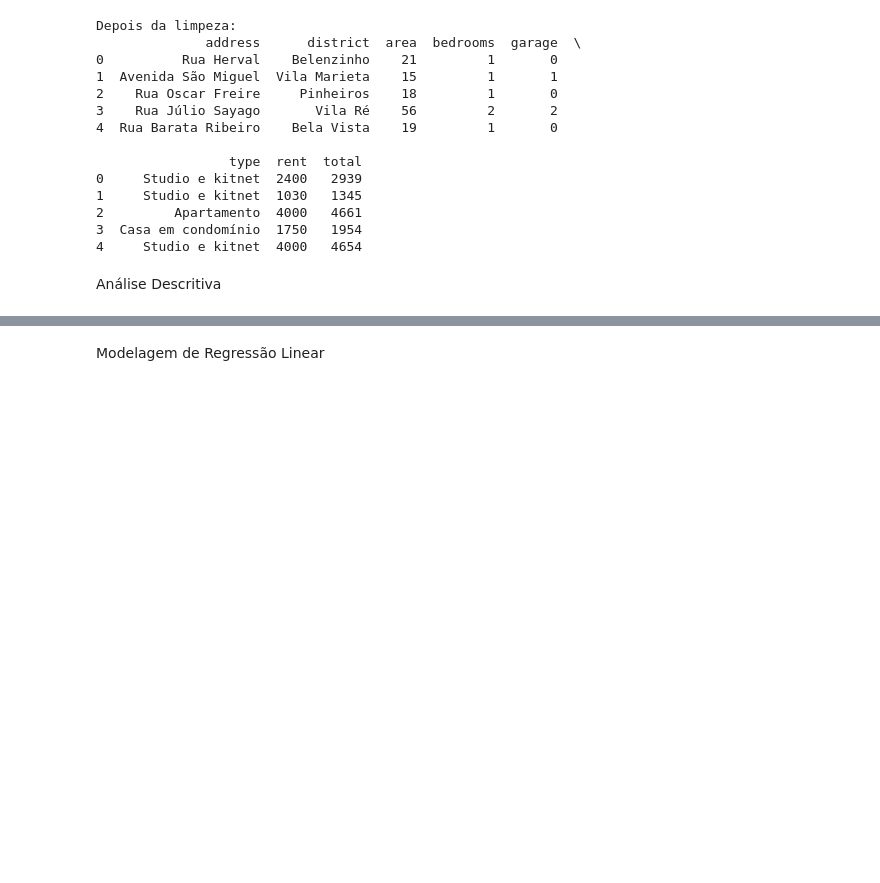
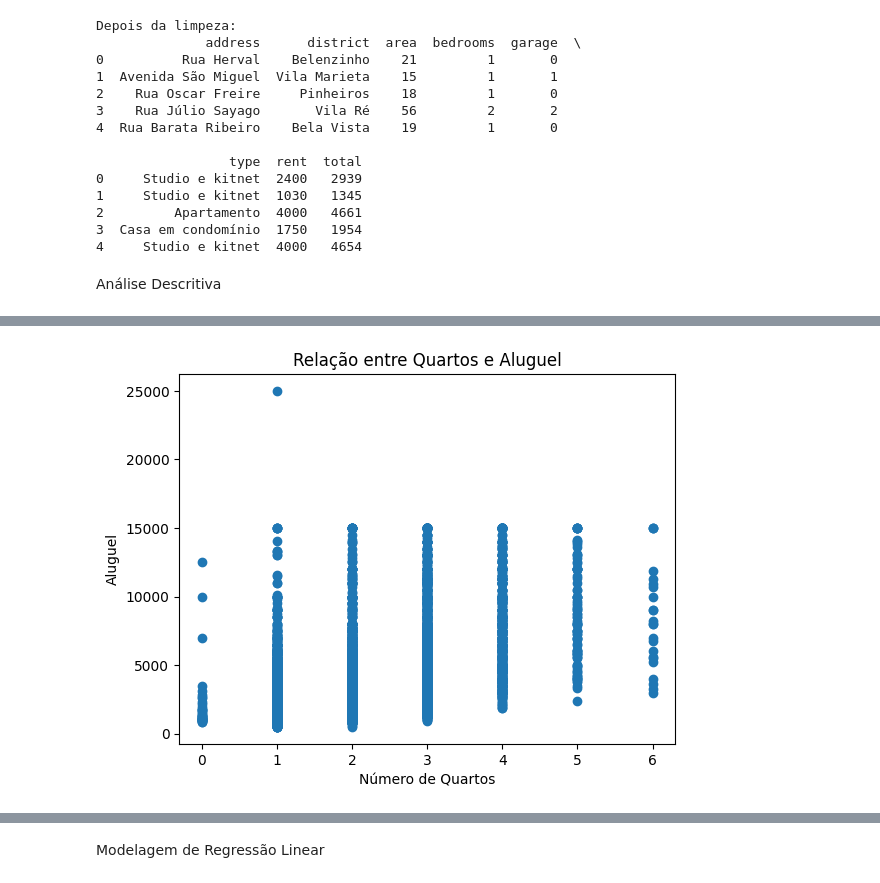
Before and after one commit to MateusMalvezzi/AnaliseePredicao, a Jupyter notebook: Projeto2_AnáliseePredição.ipynb, the cells around one changed output, grey strips where cells are left out. Drawn from its saved outputs; the diff is of its cells as text; code cells hidden in the pictures; blank space fills up the shorter version.

Commit message:
Análise Descritiva

```diff
--- a/Projeto2_AnáliseePredição.ipynb
+++ b/Projeto2_AnáliseePredição.ipynb
@@ -79,0 +109,9 @@ Análise Descritiva
+# %%
+# Análise 3: Relação entre quartos e aluguel
+plt.scatter(dados['bedrooms'], dados['rent'])
+plt.xlabel("Número de Quartos")
+plt.ylabel("Aluguel")
+plt.title("Relação entre Quartos e Aluguel")
+plt.show()
+# %% [output]
+[figure, added]
```
Also changed, not shown: parts of 5 cells of this notebook.
